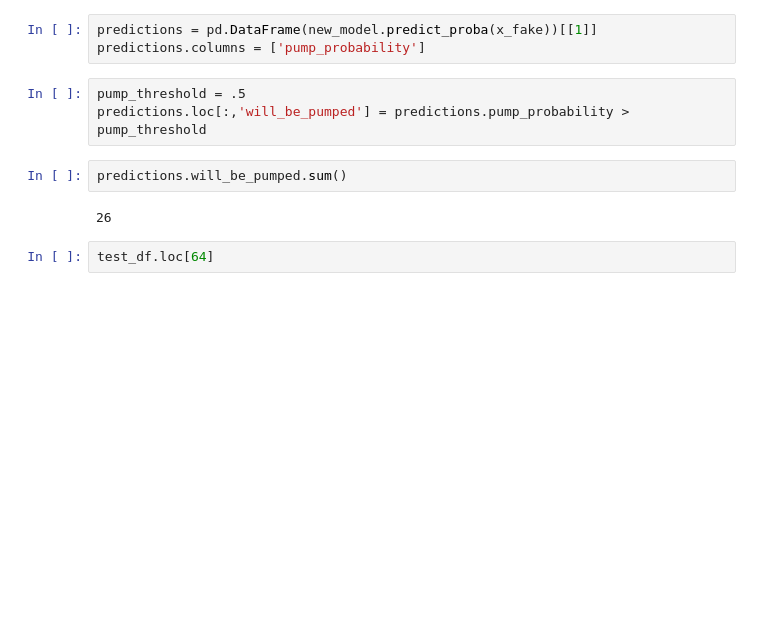
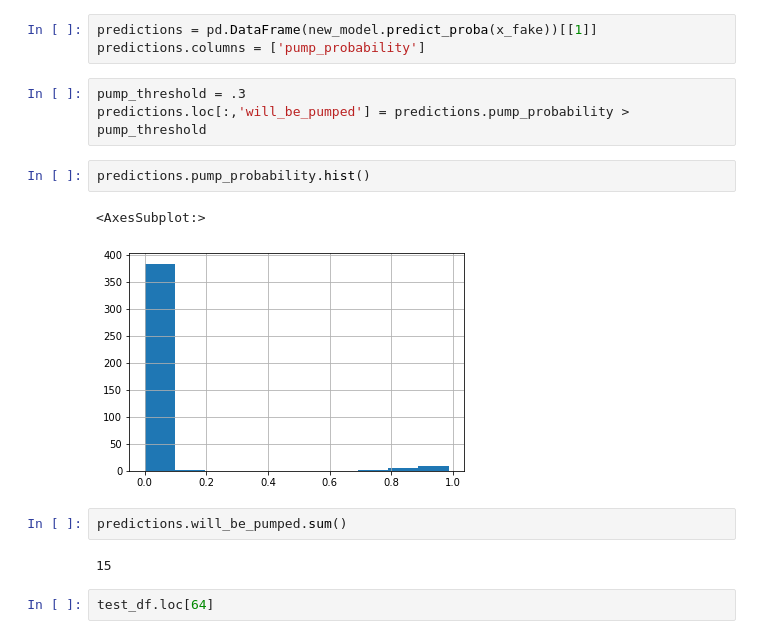
Before and after one commit to NancWN/ScrumBusters, a Jupyter notebook: mlflow_pipeline/pipeline.ipynb, the cells around one changed output. Cells and saved outputs as stored; diff of their text form; blank space fills up the shorter version.

```diff
--- a/mlflow_pipeline/pipeline.ipynb
+++ b/mlflow_pipeline/pipeline.ipynb
@@ -318,12 +340,17 @@ len(x_fake)
 predictions = pd.DataFrame(new_model.predict_proba(x_fake))[[1]]
 predictions.columns = ['pump_probability']
 # %%
-pump_threshold = .5
+pump_threshold = .3
 predictions.loc[:,'will_be_pumped'] = predictions.pump_probability > pump_threshold
+# %%
+predictions.pump_probability.hist()
+# %% [output]
+<AxesSubplot:>
+[figure, added]
 # %%
 predictions.will_be_pumped.sum()
 # %% [output]
-26
+15
 # %%
 test_df.loc[64]
 # %% [output]
```
Also changed, not shown: parts of 6 cells of this notebook.
